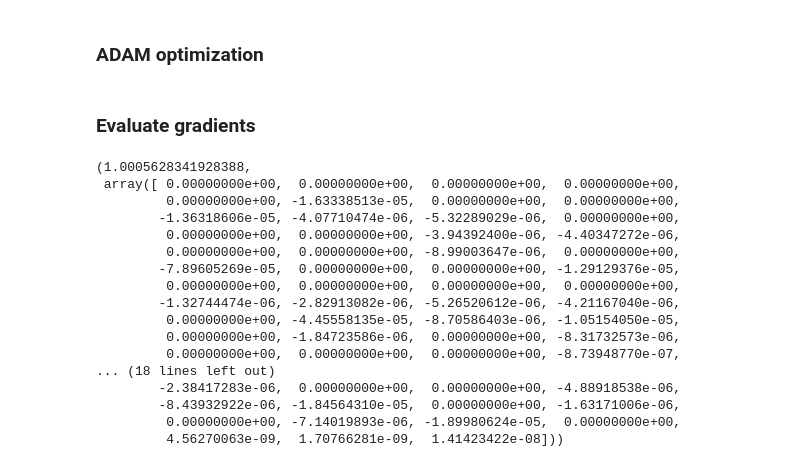
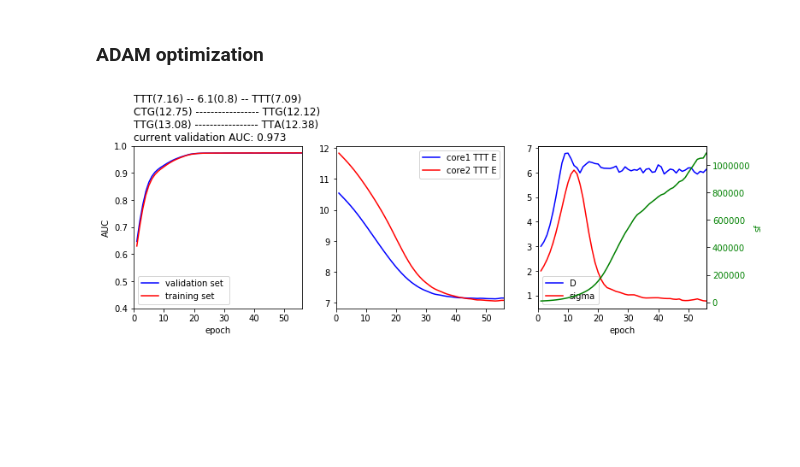
Before and after one commit to soedinglab/bipartite_motif_finder, a Jupyter notebook: gradient_descent_avx.ipynb, the cells around one changed output. Cells and saved outputs as stored; diff of their text form; code cells hidden in the pictures; blank space fills up the shorter version.

```diff
--- a/gradient_descent_avx.ipynb
+++ b/gradient_descent_avx.ipynb
@@ -637,9 +559,7 @@ else:
 np.random.seed(0)
 Ea = np.random.normal(loc=12.0, scale=1.0, size=len(kmer_inx))
 Eb = np.random.normal(loc=12.0, scale=1.0, size=len(kmer_inx))
-#Ea = np.random.uniform(low=8, high=12, size=len(kmer_inx))
-#Eb = np.random.uniform(low=8, high=12, size=len(kmer_inx))
-sf = np.log(100)
+sf = np.log(1000)
 D = np.log(3)
 sig = np.log(3)
 
@@ -647,23 +567,23 @@ parameters = np.concatenate([x.ravel() for x in [Ea, Eb, np.array([sf, D, sig])]
 # %% [markdown]
 ### ADAM optimization
 # %%
-kmer1 = 'TAG'
-kmer2 = 'TAG'
+kmer1 = 'TTT'
+kmer2 = 'TTT'
 
-for i in range(1):
+for i in range(40):
     Ea = np.random.normal(loc=12.0, scale=1.0, size=len(kmer_inx))
     Eb = np.random.normal(loc=12.0, scale=1.0, size=len(kmer_inx))
     sf = np.log(10000)
     D = np.log(3)
     sig = np.log(2)
 
     parameters = np.concatenate([x.ravel() for x in [Ea, Eb, np.array([sf, D, sig])]])
 
     identifier = random.randint(1,999)
-    plot_name = 'TAG_TAG_trash_%d_ADAM'%identifier
+    plot_name = 'TTT_TTT_1000_%d_ADAM'%identifier
 
     %matplotlib inline
-    n=100
+    n=1000
     x_opt, grad = optimize_adam(random.sample(pos_train, n), random.sample(bg_train, n), pos_valid[:n], bg_valid[:n])
+# %% [output]
+[figure, added]
-# %% [markdown]
-### Evaluate gradients
@@ -672,20 +589,0 @@ seq ='TCATGTTGGACTCTCCGTTCGACCAGTAGAGTCTTAGATC'
-# %%
-DP_Z_cy(parameters, seq2int_cy(seq))
-# %% [output]
-(1.0005628341928388,
- array([ 0.00000000e+00,  0.00000000e+00,  0.00000000e+00,  0.00000000e+00,
-         0.00000000e+00, -1.63338513e-05,  0.00000000e+00,  0.00000000e+00,
-        -1.36318606e-05, -4.07710474e-06, -5.32289029e-06,  0.00000000e+00,
-         0.00000000e+00,  0.00000000e+00, -3.94392400e-06, -4.40347272e-06,
-         0.00000000e+00,  0.00000000e+00, -8.99003647e-06,  0.00000000e+00,
-        -7.89605269e-05,  0.00000000e+00,  0.00000000e+00, -1.29129376e-05,
-         0.00000000e+00,  0.00000000e+00,  0.00000000e+00,  0.00000000e+00,
-        -1.32744474e-06, -2.82913082e-06, -5.26520612e-06, -4.21167040e-06,
-         0.00000000e+00, -4.45558135e-05, -8.70586403e-06, -1.05154050e-05,
-         0.00000000e+00, -1.84723586e-06,  0.00000000e+00, -8.31732573e-06,
-         0.00000000e+00,  0.00000000e+00,  0.00000000e+00, -8.73948770e-07,
-... (18 lines left out)
-        -2.38417283e-06,  0.00000000e+00,  0.00000000e+00, -4.88918538e-06,
-        -8.43932922e-06, -1.84564310e-05,  0.00000000e+00, -1.63171006e-06,
-         0.00000000e+00, -7.14019893e-06, -1.89980624e-05,  0.00000000e+00,
-         4.56270063e-09,  1.70766281e-09,  1.41423422e-08]))
```
Also changed, not shown: parts of 25 cells of this notebook.
